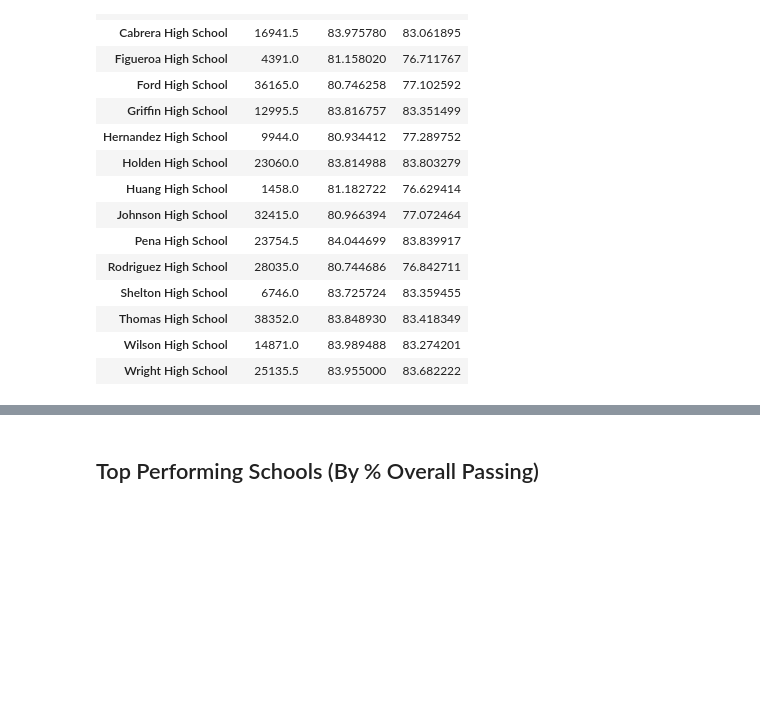
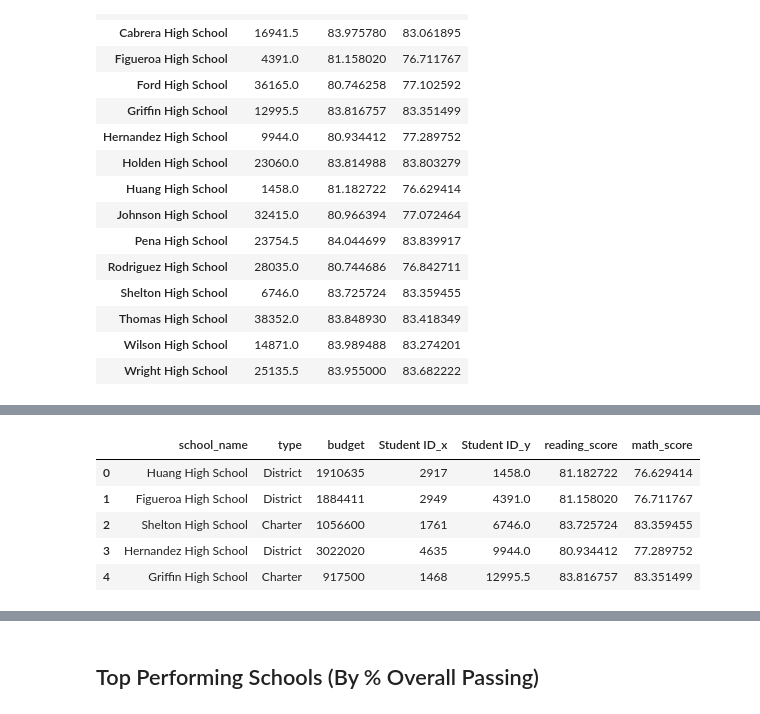
Before and after one commit to mplem8046/pandas-challenge, a Jupyter notebook: PyCitySchools/PyCitySchools_starter-Copy1.ipynb, the cells around one changed output, grey strips where cells are left out. Drawn from its saved outputs; the diff is of its cells as text; code cells hidden in the pictures; blank space fills up the shorter version.

```diff
--- a/PyCitySchools/PyCitySchools_starter-Copy1.ipynb
+++ b/PyCitySchools/PyCitySchools_starter-Copy1.ipynb
@@ -312,0 +299,4 @@ mean_math_read_grp
+# %%
+# Time to test the theory
+test_merge = pd.merge(count_students_grp,mean_math_read_grp, on="school_name",how="inner")
+test_merge.head()
@@ -312,0 +311,10 @@ mean_math_read_grp
+# %%
+test_merge2 = pd.merge(comp_school_type,test_merge, on="school_name",how="inner")
+test_merge2.head()
+# %% [output]
+|  | school_name | type | budget | Student ID_x | Student ID_y | reading_score | math_score |
+| 0 | Huang High School | District | 1910635 | 2917 | 1458.0 | 81.182722 | 76.629414 |
+| 1 | Figueroa High School | District | 1884411 | 2949 | 4391.0 | 81.158020 | 76.711767 |
+| 2 | Shelton High School | Charter | 1056600 | 1761 | 6746.0 | 83.725724 | 83.359455 |
+| 3 | Hernandez High School | District | 3022020 | 4635 | 9944.0 | 80.934412 | 77.289752 |
+| 4 | Griffin High School | Charter | 917500 | 1468 | 12995.5 | 83.816757 | 83.351499 |
```
Also changed, not shown: parts of 30 cells of this notebook.
